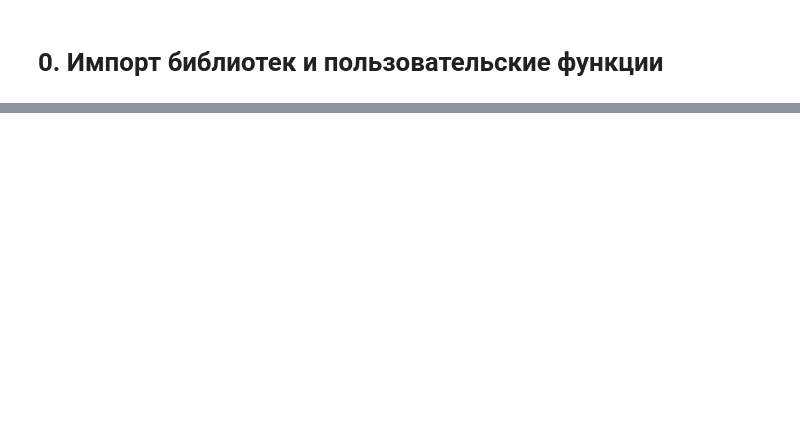
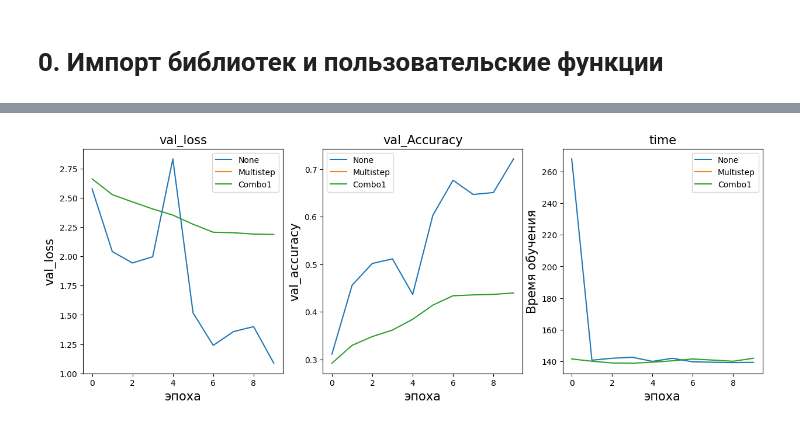
Before and after one commit to solobala/DLL30, a Jupyter notebook: DLL30_DZ5_results.ipynb, the cells around one changed output, grey strips where cells are left out. Drawn from its saved outputs; the diff is of its cells as text; code cells hidden in the pictures; blank space fills up the shorter version.

```diff
--- a/DLL30_DZ5_results.ipynb
+++ b/DLL30_DZ5_results.ipynb
@@ -182,0 +9,33 @@ whole_results.head()
+# %%
+def plot_results(model_type: str, augmentation_type: str, sheduler_types: list,  columns: list):
+  """Ф-я для визуализации потерь, accuracy и time для разных шедулеров"""
+  fig = plt.figure(figsize=(15, 5))
+
+  plt.subplot(1,3,1)
+  plt.title('val_loss', fontsize=15)
+  for sheduler_type in sheduler_types:
+    x = filtered_results[(filtered_results['augmentation'] == augmentation_type) &(filtered_results['sheduler'] == sheduler_type)][columns[0]]
+    y = filtered_results[(filtered_results['augmentation'] == augmentation_type) &(filtered_results['sheduler'] == sheduler_type)][columns[1]]
+    plt.plot(x,y)
+    plt.ylabel('val_loss', fontsize=15)
+    plt.xlabel('эпоха', fontsize=15)
+    plt.legend(sheduler_types)
+  plt.subplot(1,3,2)
+  plt.title('val_Accuracy', fontsize=15)
+  for sheduler_type in sheduler_types:
+    x = filtered_results[(filtered_results['augmentation'] == augmentation_type) &(filtered_results['sheduler'] == sheduler_type)][columns[0]]
+    y = filtered_results[(filtered_results['augmentation'] == augmentation_type) &(filtered_results['sheduler'] == sheduler_type)][columns[2]]
+    plt.plot(x,y)
+    plt.ylabel('val_accuracy', fontsize=15)
+    plt.xlabel('эпоха', fontsize=15)
+    plt.legend(sheduler_types)
+  plt.subplot(1,3,3)
+  plt.title('time', fontsize=15)
+  for sheduler_type in sheduler_types:
+    x = filtered_results[(filtered_results['augmentation'] == augmentation_type) &(filtered_results['sheduler'] == sheduler_type)][columns[0]]
+    y = filtered_results[(filtered_results['augmentation'] == augmentation_type) &(filtered_results['sheduler'] == sheduler_type)][columns[3]]
+    plt.plot(x,y)
+    plt.ylabel('Время обучения', fontsize=15)
+    plt.xlabel('эпоха', fontsize=15)
+    plt.legend(sheduler_types)
+  plt.show()
@@ -182,0 +90,4 @@ whole_results.head()
+# %%
+# csv файлы с результатами обучения моделей, хранящиеся в Github, были сохранены в общем файле
+whole_results = pd.read_csv('/content/treatment.csv', sep=';')
+whole_results.head()
@@ -182,0 +116,2 @@ whole_results.head()
+# %%
+sheduler_types = whole_results[(whole_results['model']=='с нуля')&(whole_results['augmentation']=='Base')]['sheduler'].unique().tolist()
@@ -182,0 +176,4 @@ whole_results.head()
+# %%
+plot_results(model_type='с нуля', augmentation_type='Base', sheduler_types=sheduler_types, columns=['epoch', 'val_loss', 'val_accuracy', 'time'])
+# %% [output]
+[figure, added]
```
Also changed, not shown: parts of 64 cells of this notebook.
